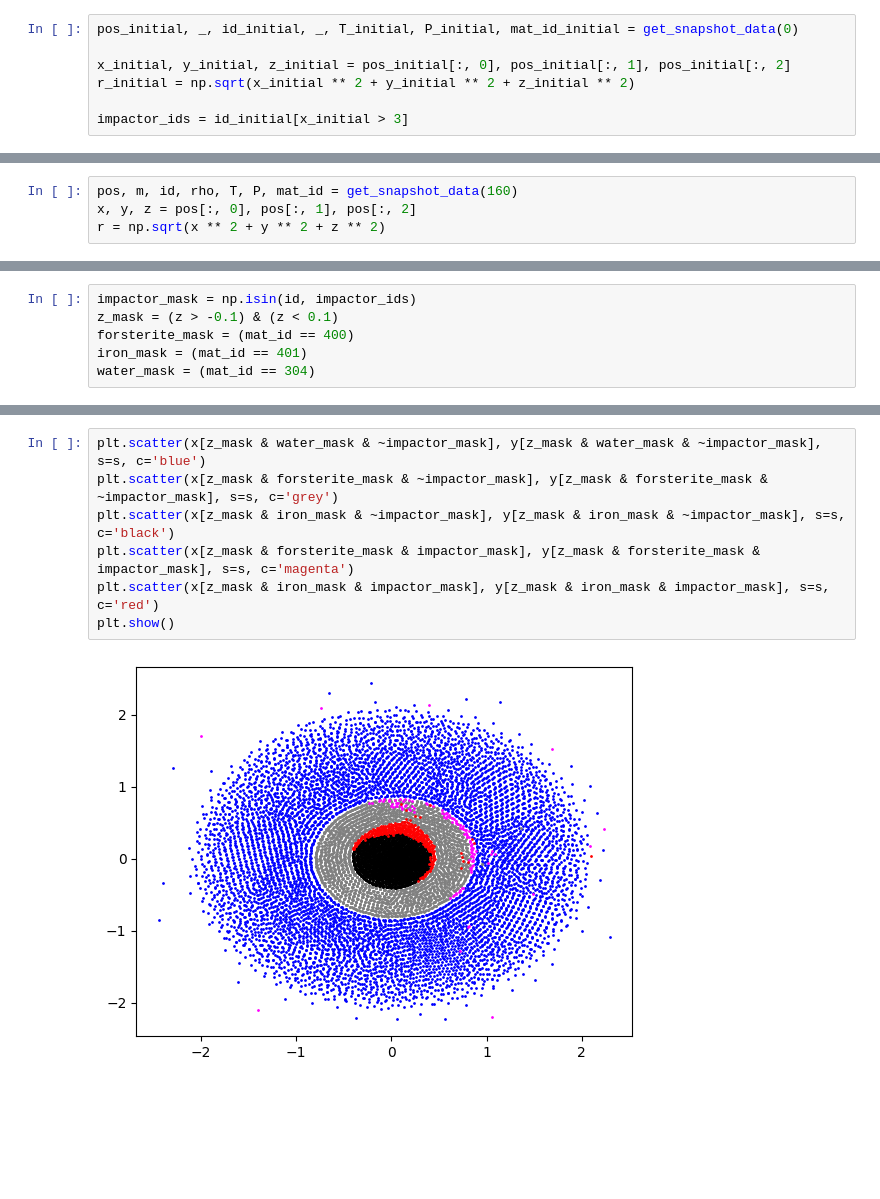
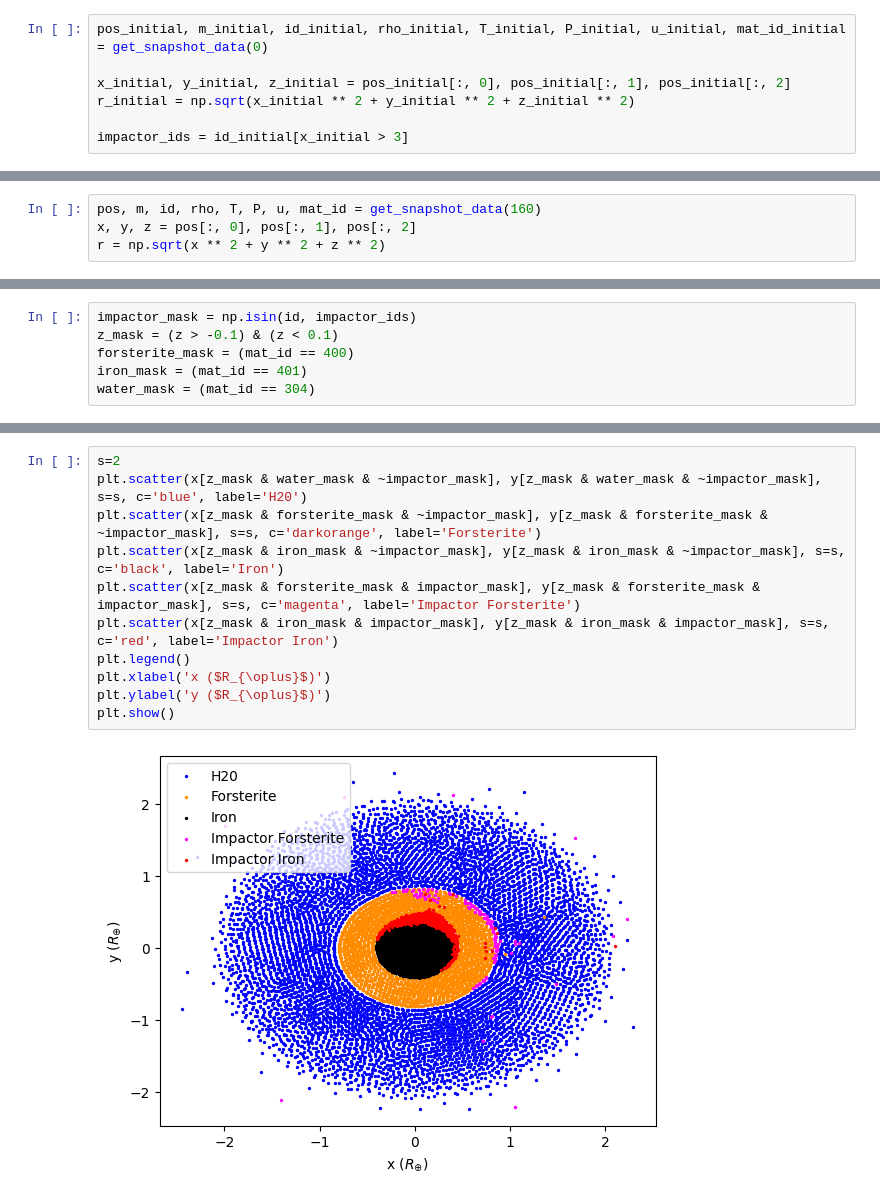
Before and after one commit to astro-pavan/sub-neptune-impacts-v2, a Jupyter notebook: Analysis Notebook.ipynb, the cells around one changed output, grey strips where cells are left out. Drawn from its saved outputs; the diff is of its cells as text; blank space fills up the shorter version.

Commit message:
Full analysis for sub-neptune impact.

```diff
--- a/Analysis Notebook.ipynb
+++ b/Analysis Notebook.ipynb
@@ -4,7 +4,7 @@ from analyse import *
 import matplotlib.pyplot as plt
 from matplotlib.colors import LogNorm, SymLogNorm, Normalize
 # %%
-pos_initial, _, id_initial, _, T_initial, P_initial, mat_id_initial = get_snapshot_data(0)
+pos_initial, m_initial, id_initial, rho_initial, T_initial, P_initial, u_initial, mat_id_initial = get_snapshot_data(0)
 
 x_initial, y_initial, z_initial = pos_initial[:, 0], pos_initial[:, 1], pos_initial[:, 2]
 r_initial = np.sqrt(x_initial ** 2 + y_initial ** 2 + z_initial ** 2)
@@ -19,7 +19,7 @@ forsterite_mask_initial = (mat_id_initial == 400)
 iron_mask_initial = (mat_id_initial == 401)
 water_mask_initial = (mat_id_initial == 304)
 # %%
-pos, m, id, rho, T, P, mat_id = get_snapshot_data(160)
+pos, m, id, rho, T, P, u, mat_id = get_snapshot_data(160)
 x, y, z = pos[:, 0], pos[:, 1], pos[:, 2]
 r = np.sqrt(x ** 2 + y ** 2 + z ** 2)
 # %% [output]
@@ -33,9 +47,13 @@ water_mask = (mat_id == 304)
 # %%
-plt.scatter(x[z_mask & water_mask & ~impactor_mask], y[z_mask & water_mask & ~impactor_mask], s=s, c='blue')
-plt.scatter(x[z_mask & forsterite_mask & ~impactor_mask], y[z_mask & forsterite_mask & ~impactor_mask], s=s, c='grey')
-plt.scatter(x[z_mask & iron_mask & ~impactor_mask], y[z_mask & iron_mask & ~impactor_mask], s=s, c='black')
-plt.scatter(x[z_mask & forsterite_mask & impactor_mask], y[z_mask & forsterite_mask & impactor_mask], s=s, c='magenta')
-plt.scatter(x[z_mask & iron_mask & impactor_mask], y[z_mask & iron_mask & impactor_mask], s=s, c='red')
+s=2
+plt.scatter(x[z_mask & water_mask & ~impactor_mask], y[z_mask & water_mask & ~impactor_mask], s=s, c='blue', label='H20')
+plt.scatter(x[z_mask & forsterite_mask & ~impactor_mask], y[z_mask & forsterite_mask & ~impactor_mask], s=s, c='darkorange', label='Forsterite')
+plt.scatter(x[z_mask & iron_mask & ~impactor_mask], y[z_mask & iron_mask & ~impactor_mask], s=s, c='black', label='Iron')
+plt.scatter(x[z_mask & forsterite_mask & impactor_mask], y[z_mask & forsterite_mask & impactor_mask], s=s, c='magenta', label='Impactor Forsterite')
+plt.scatter(x[z_mask & iron_mask & impactor_mask], y[z_mask & iron_mask & impactor_mask], s=s, c='red', label='Impactor Iron')
+plt.legend()
+plt.xlabel('x ($R_{\oplus}$)')
+plt.ylabel('y ($R_{\oplus}$)')
 plt.show()
 # %% [output]
-[figure, old version]
+[figure, new version]
```
Also changed, not shown: parts of 20 cells of this notebook, 1 other file.
